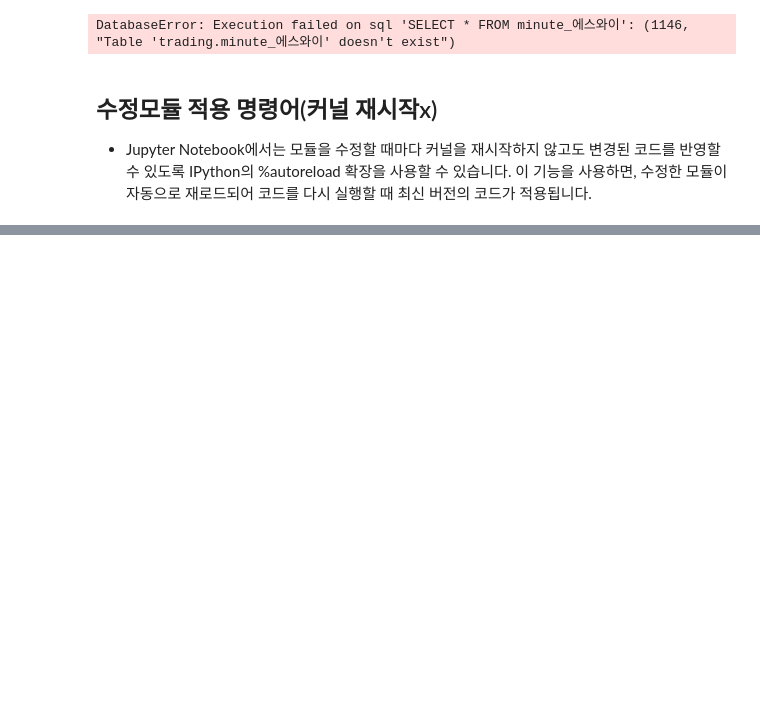
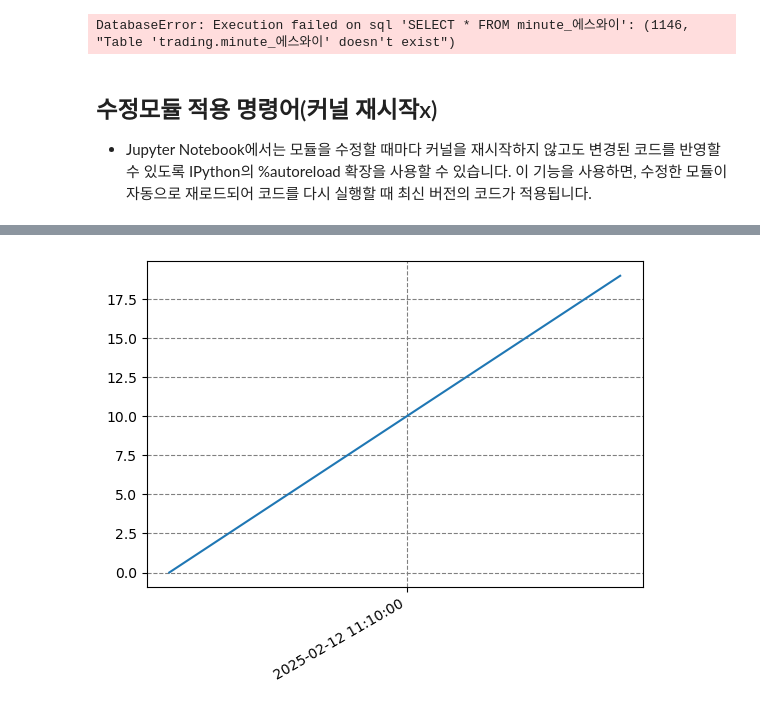
Before and after one commit to LiberSlave/trading, a Jupyter notebook: Excel/lab.ipynb, the cells around one changed output, grey strips where cells are left out. Cells and saved outputs as stored; diff of their text form; code cells hidden in the pictures; blank space fills up the shorter version.

```diff
--- a/Excel/lab.ipynb
+++ b/Excel/lab.ipynb
@@ -1794,0 +1811,24 @@ DatabaseError: Execution failed on sql 'SELECT * FROM minute_에스와이': (114
+# %%
+import matplotlib.pyplot as plt
+import matplotlib.dates as mdates
+import pandas as pd
+import datetime
+
+# 예시 데이터 생성: 1분 간격의 datetime index와 임의의 y 데이터
+dates = pd.date_range("2025-02-12 11:00:00", periods=20, freq='T')
+y = range(len(dates))
+df = pd.DataFrame({'value': y}, index=dates)
+
+fig, ax = plt.subplots()
+ax.plot(df.index, df['value'])
+
+# 원하는 tick 위치: 2025-02-12 11:05:00 (datetime 객체)
+desired_tick = datetime.datetime(2025, 2, 12, 11, 10, 0)
+ax.set_xticks([desired_tick])
+ax.xaxis.set_major_formatter(mdates.DateFormatter('%Y-%m-%d %H:%M:%S'))
+
+fig.autofmt_xdate()  # 레이블이 겹치지 않도록 자동 회전
+
+plt.show()
+# %% [output]
+[figure, added]
```
Also changed, not shown: parts of 13 cells of this notebook, 3 other files.
